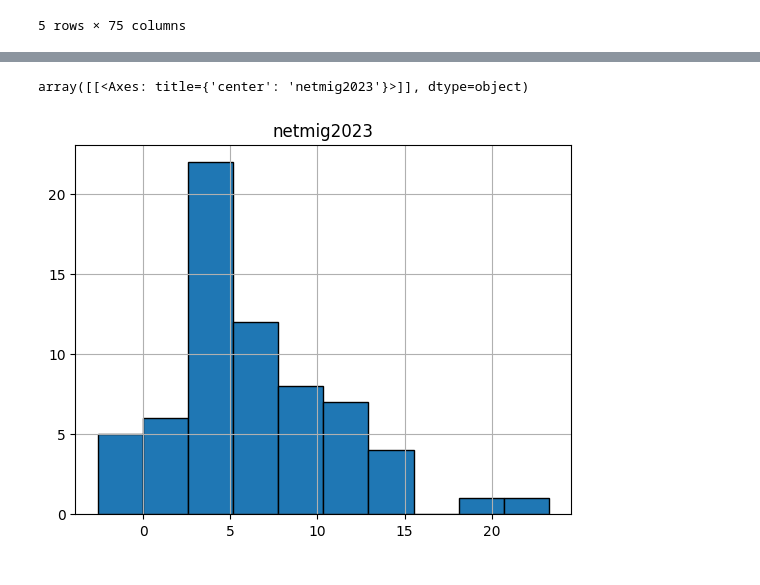
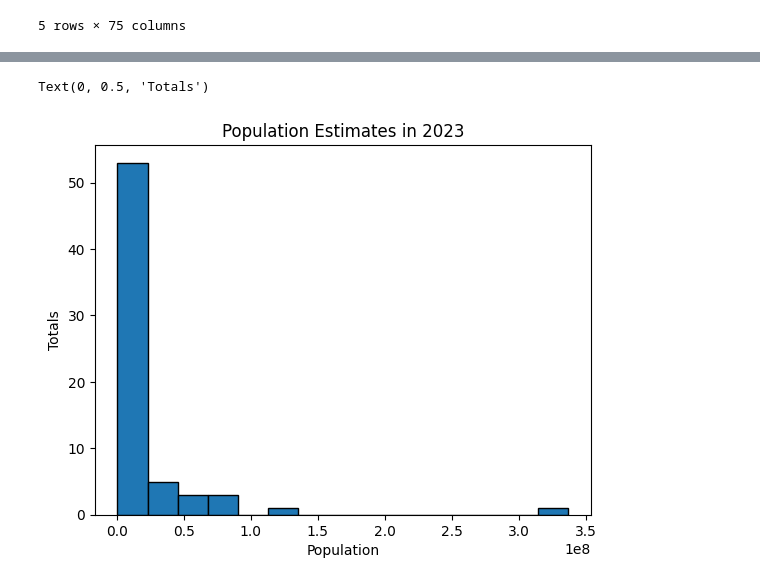
Before and after one commit to MWPerrineJr/Population-EDA, a Jupyter notebook: population.ipynb, the cells around one changed output, grey strips where cells are left out. Cells and saved outputs as stored; diff of their text form; code cells hidden in the pictures.

Commit message:
population update3

```diff
--- a/population.ipynb
+++ b/population.ipynb
@@ -74,5 +61,8 @@ array([[<Axes: title={'center': 'domesticmig2023'}>]], dtype=object)
-# %%
-pop_sub.hist("netmig2023", bins=10, edgecolor = "black")
-# %% [output]
-array([[<Axes: title={'center': 'netmig2023'}>]], dtype=object)
-[figure, removed]
+# %%
+pop_sub.hist("popestimate2023", bins =15, edgecolor = "black", grid=False)
+plt.title("Population Estimates in 2023")
+plt.xlabel("Population")
+plt.ylabel("Totals")
+# %% [output]
+Text(0, 0.5, 'Totals')
+[figure, added]
```
Also changed, not shown: parts of 23 cells of this notebook.
